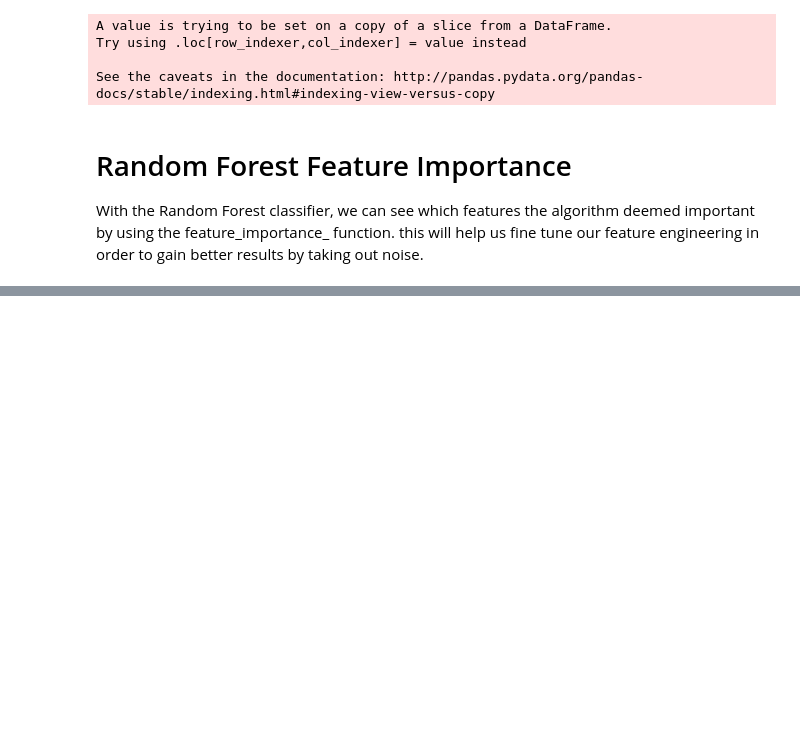
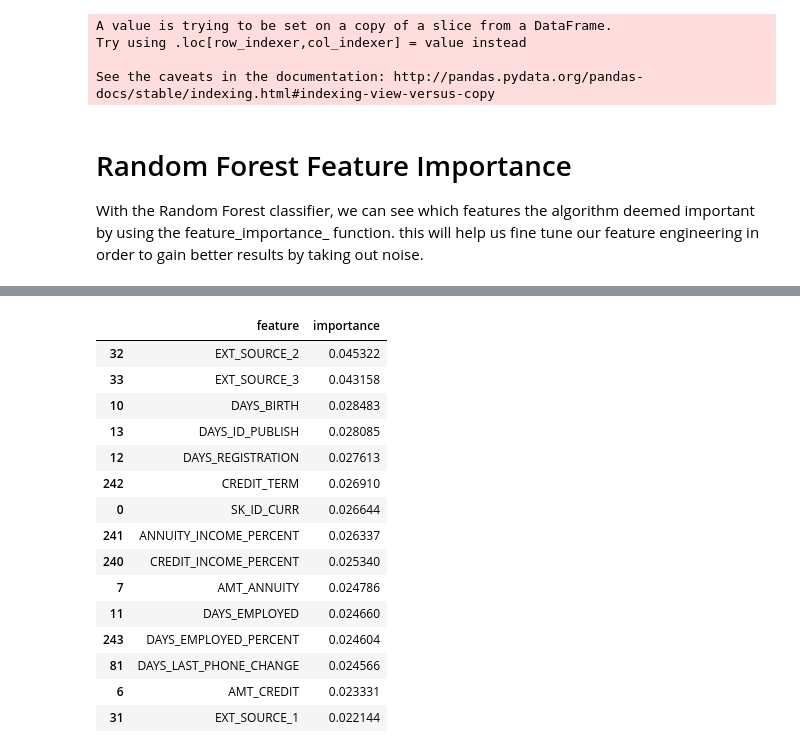
Before and after one commit to RitterGustave-TR/Bank-Risk-Analysis, a Jupyter notebook: training/Exploratory_data_analysis.ipynb, the cells around one changed output, grey strips where cells are left out. Cells and saved outputs as stored; diff of their text form; code cells hidden in the pictures; blank space fills up the shorter version.

```diff
--- a/training/Exploratory_data_analysis.ipynb
+++ b/training/Exploratory_data_analysis.ipynb
@@ -643,0 +681,42 @@ With the Random Forest classifier, we can see which features the algorithm deeme
+# %%
+# Prep data by taking target column out of training set, it is already stored.
+prepped_apptrain_domain = apptrain_domain.drop(columns = 'TARGET')
+prepped_apptrain_domain_features_name = list(prepped_apptrain_domain.columns)
+
+# We make sure that all nan slots are filled with the imputing median strategy in order for our scales to work
+domain_features = imputer.fit_transform(prepped_apptrain_domain)
+domain_features_test = imputer.transform(apptest_domain)
+
+# Now we scale our variables from 0, 1
+scaler = MinMaxScaler(feature_range=(0,1))
+
+domain_features = scaler.fit_transform(domain_features)
+domain_features_test = scaler.transform(domain_features_test)
+
+rndom_forest_wdomain = RandomForestClassifier(n_estimators = 500, random_state = 50, verbose = 1, n_jobs = -1, max_features = 'auto')
+# %%
+# Train the random forest model
+# rndom_forest_wdomain.fit(domain_features, train_labels)
+
+# Extract feature importances
+feature_importance_values_domain = rndom_forest_wdomain.feature_importances_
+feature_importances_wdomain = pd.DataFrame({'feature': prepped_apptrain_domain_features_name, 'importance': feature_importance_values_domain})
+
+feature_importances_wdomain.sort_values(by = ['importance'], ascending = False).head(15)
+# %% [output]
+|  | feature | importance |
+| 32 | EXT_SOURCE_2 | 0.045322 |
+| 33 | EXT_SOURCE_3 | 0.043158 |
+| 10 | DAYS_BIRTH | 0.028483 |
+| 13 | DAYS_ID_PUBLISH | 0.028085 |
+| 12 | DAYS_REGISTRATION | 0.027613 |
+| 242 | CREDIT_TERM | 0.026910 |
+| 0 | SK_ID_CURR | 0.026644 |
+| 241 | ANNUITY_INCOME_PERCENT | 0.026337 |
+| 240 | CREDIT_INCOME_PERCENT | 0.025340 |
+| 7 | AMT_ANNUITY | 0.024786 |
+| 11 | DAYS_EMPLOYED | 0.024660 |
+| 243 | DAYS_EMPLOYED_PERCENT | 0.024604 |
+| 81 | DAYS_LAST_PHONE_CHANGE | 0.024566 |
+| 6 | AMT_CREDIT | 0.023331 |
+| 31 | EXT_SOURCE_1 | 0.022144 |
```
Also changed, not shown: parts of 20 cells of this notebook, 5 other files.
